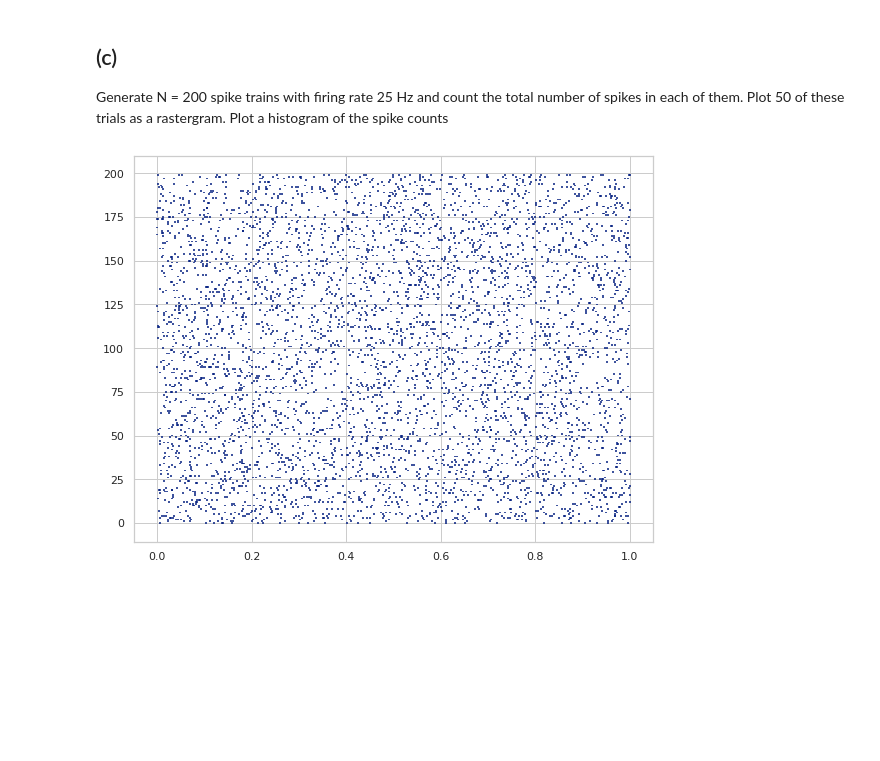
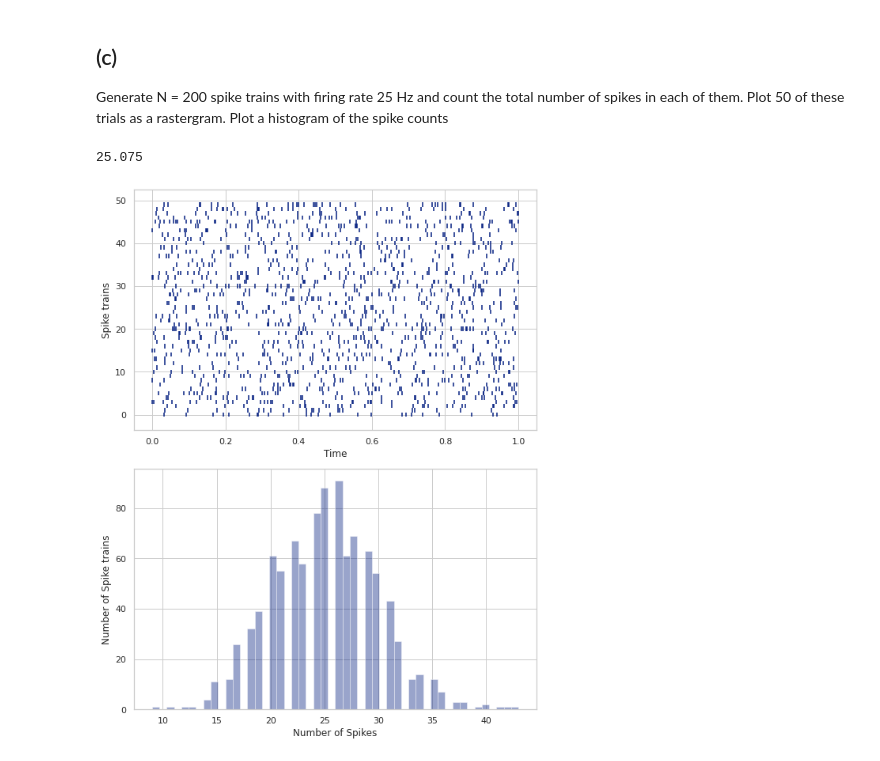
Before and after one commit to Nicobruno92/MOD201-Computational-Neuroscience, a Jupyter notebook: Problem 3/Problem set 3 - Problem 1.ipynb, the cells around one changed output. Saved outputs shown, nothing was run; the diff lists cells and outputs as text; code cells hidden in the pictures; blank space fills up the shorter version.

```diff
--- a/Problem 3/Problem set 3 - Problem 1.ipynb
+++ b/Problem 3/Problem set 3 - Problem 1.ipynb
@@ -59,20 +61,45 @@ np.sum(spks)
 ## (c)
 Generate N = 200 spike trains with firing rate 25 Hz and count the total number of spikes in
 each of them. Plot 50 of these trials as a rastergram. Plot a histogram of the spike counts
+# %%
+spk_trains1 = np.random.choice([0, 1], size=(int(1000/delta_t),), p=[0.95, 0.05])
+time = np.linspace(0,1, len(spk_trains1))
+
+time_spk1 = [time[spk_trains1==1]]
+
+
+for i in range(1, 1000):
+    spk_i = np.random.choice([0, 1],  size=(int(1000/delta_t), ), p=[0.95, 0.05])
+    spk_trains1 = np.vstack((spk_trains1,spk_i))
+    time_spk1.append(time[spk_i!=0])
+
+fig, (ax1, ax2) = plt.subplots(2)
+
+ax1.eventplot(time_spk1[0:50], )
+ax1.set_xlabel('Time')
+ax1.set_ylabel('Spike trains')
+
+sum_spks = np.sum(spk_trains1, axis = 1)
+print(np.mean(sum_spks))
+sns.distplot(sum_spks, bins = 50, kde = False, norm_hist = False, ax = ax2)
+ax2.set_xlabel('Number of Spikes')
+ax2.set_ylabel('Number of Spike trains')
+fig.savefig('fig3_p1_report3.png', figsize = (10,8), dpi = 600)
+fig.show()
+# %% [output]
+25.075
+[figure, added]
 # %%
-spk_trains1 = np.random.choice([0, 1], size=(int(1000/delta_t),), p=[0.95, 0.05])
-time = np.linspace(0,1, len(spk_trains1))
+spk_trains = np.random.choice([0, 1], size=(int(1000/delta_t),), p=[0.95, 0.05])
+time = np.linspace(0,1, len(spk_trains))
 
-time_spk1 = [time[spk_trains1==1]]
+time_spk = [time[spk_trains==1]]
 
 
-for i in range(1, 200):
+for i in range(1, 1000):
     spk_i = np.random.choice([0, 1],  size=(int(1000/delta_t), ), p=[0.95, 0.05])
-    spk_trains1 = np.vstack((spk_trains1,spk_i))
-    time_spk1.append(time[spk_i!=0])
+    spk_trains = np.vstack((spk_trains,spk_i))
+    time_spk.append(time[spk_i!=0])
 
-plt.eventplot(time_spk1)
-plt.savefig('fig3.report3.png', dpi = 600)
-plt.show()
+# plt.eventplot(time_spk)
+# plt.show()
-# %% [output]
-[figure, removed]
```
Also changed, not shown: parts of 10 cells of this notebook.
